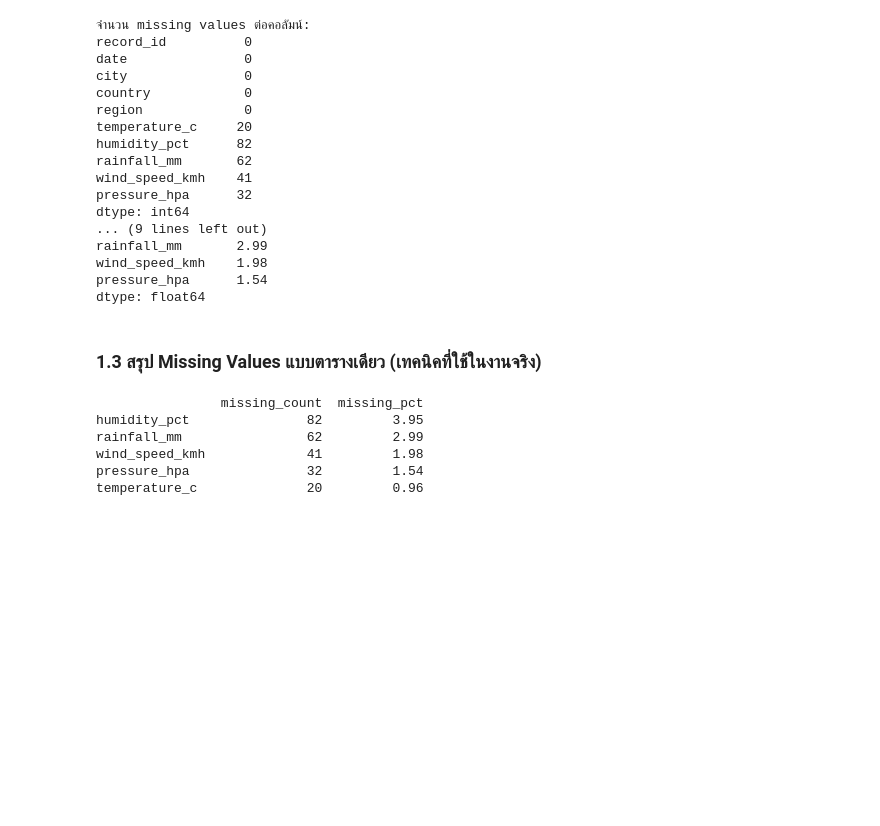
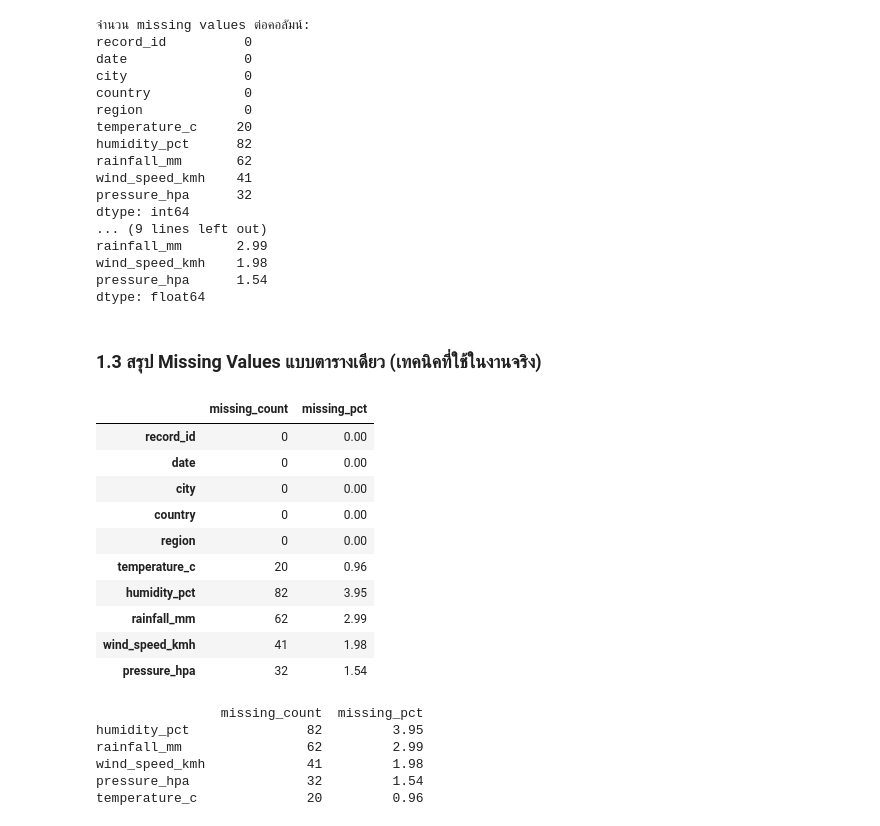
Before and after one commit to kulsiri19/683020564-6-kulsiri, a Jupyter notebook: SC612104_Session10_Data_Cleaning.ipynb, the cells around one changed output. Drawn from its saved outputs; the diff is of its cells as text; code cells hidden in the pictures; blank space fills up the shorter version.

```diff
--- a/SC612104_Session10_Data_Cleaning.ipynb
+++ b/SC612104_Session10_Data_Cleaning.ipynb
@@ -192,4 +192,22 @@ pressure_hpa      1.54
 dtype: float64
 # %% [markdown]
 ### 1.3 สรุป Missing Values แบบตารางเดียว (เทคนิคที่ใช้ในงานจริง)
+# %%
+missing_summary = pd.DataFrame({
+    "missing_count": df.isnull().sum(),
+    "missing_pct": (df.isnull().sum() / len(df) * 100).round(2),
+})
+missing_summary
+# %% [output]
+|  | missing_count | missing_pct |
+| record_id | 0 | 0.00 |
+| date | 0 | 0.00 |
+| city | 0 | 0.00 |
+| country | 0 | 0.00 |
+| region | 0 | 0.00 |
+| temperature_c | 20 | 0.96 |
+| humidity_pct | 82 | 3.95 |
+| rainfall_mm | 62 | 2.99 |
+| wind_speed_kmh | 41 | 1.98 |
+| pressure_hpa | 32 | 1.54 |
 # %%
```
Also changed, not shown: parts of 50 cells of this notebook.
